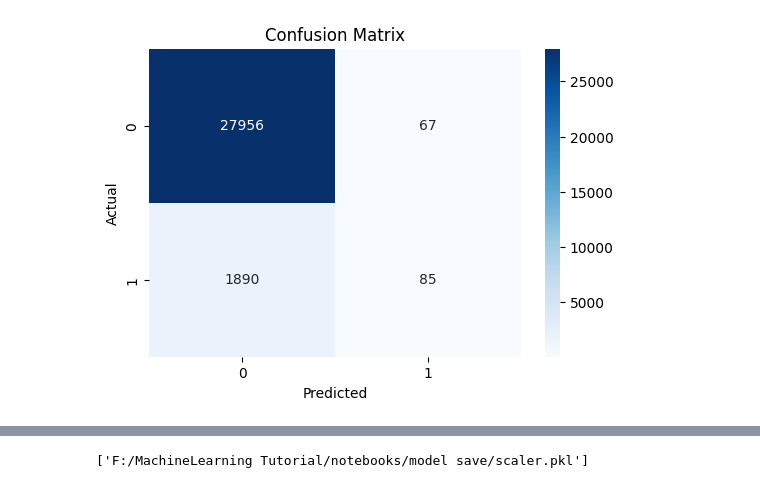
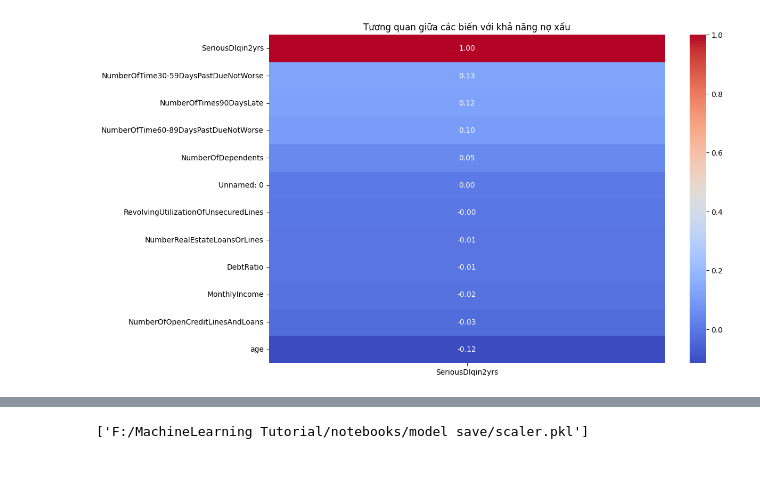
Before and after one commit to Baohoang555/Machine-Learning-, a Jupyter notebook: notebooks/LogisticRegression.ipynb, the cells around one changed output, grey strips where cells are left out. Saved outputs shown, nothing was run; the diff lists cells and outputs as text; code cells hidden in the pictures.

```diff
--- a/notebooks/LogisticRegression.ipynb
+++ b/notebooks/LogisticRegression.ipynb
@@ -73,6 +25,6 @@ dtype: int64
 # Xu li du lieu thieu va missing valueses
 print(df_training['MonthlyIncome'].isnull().sum())
 median_income = df_training['MonthlyIncome'].median()
-df_training['MonthlyIncome'].fillna(median_income)
+df_training['MonthlyIncome'] = df_training['MonthlyIncome'].fillna(median_income)
 # %% [output]
 29731
@@ -111,5 +56,3 @@ df_training.head()
-# %%
-df_training= df_training.fillna(df_training.median())
 # %%
 X = df_training.drop(columns=['SeriousDlqin2yrs', 'Unnamed: 0'])
 y = df_training['SeriousDlqin2yrs']
@@ -150,14 +104,13 @@ weighted avg       0.91      0.93      0.91     29998
 # %%
-cm = confusion_matrix(y_test, y_pred)
-
-plt.figure(figsize=(6,4))
-sns.heatmap(cm, annot=True, fmt='d', cmap='Blues')
-plt.xlabel("Predicted")
-plt.ylabel("Actual")
-plt.title("Confusion Matrix")
+plt.figure(figsize=(12, 8))
+# Chỉ lấy các cột số và tính tương quan với SeriousDlqin2yrs
+corr = df_training.corr()
+sns.heatmap(corr[['SeriousDlqin2yrs']].sort_values(by='SeriousDlqin2yrs', ascending=False),
+            annot=True, cmap='coolwarm', fmt=".2f")
+plt.title("Tương quan giữa các biến với khả năng nợ xấu")
 plt.show()
 # %% [output]
-[figure, old version]
+[figure, new version]
 # %%
 fpr, tpr, thresholds = roc_curve(y_test, y_prob)
 
```
Also changed, not shown: parts of 13 cells of this notebook.
